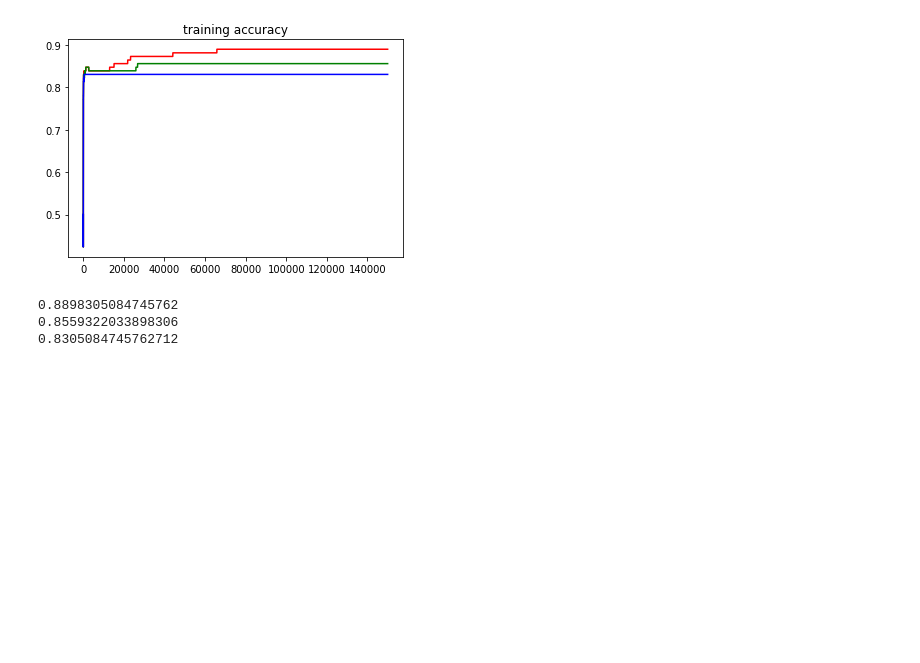
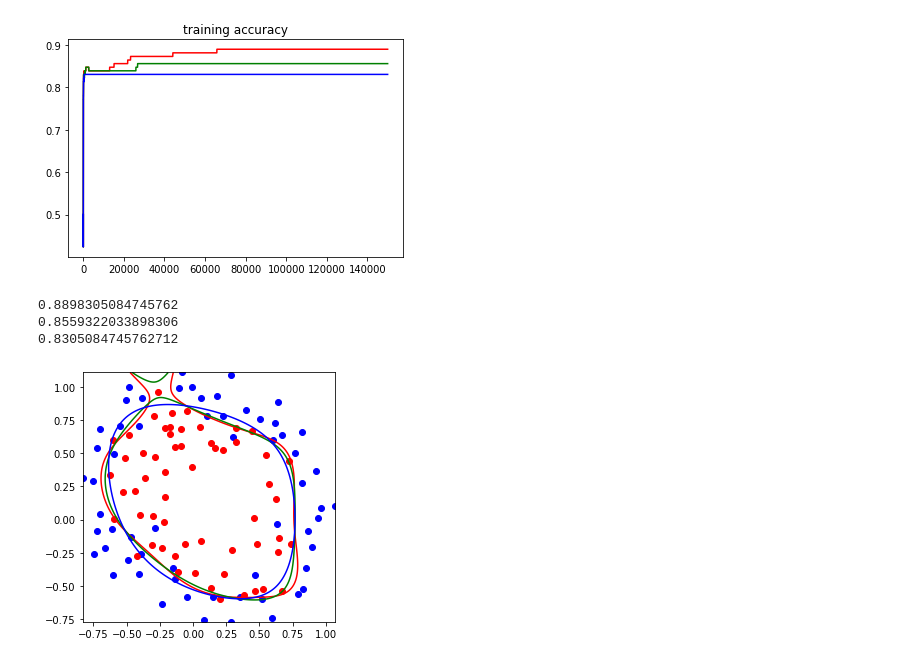
Before and after one commit to ahyen/ML-assignment, a Jupyter notebook: Assignment07.ipynb, the cells around one changed output. Cells and saved outputs as stored; diff of their text form; code cells hidden in the pictures; blank space fills up the shorter version.

Commit message:
Plot the optimal classifier with varying regularization parameters superimposed on the training data

```diff
--- a/Assignment07.ipynb
+++ b/Assignment07.ipynb
@@ -128,3 +128,30 @@ print(lambda3_accuracy_list[-1])
 0.8898305084745762
 0.8559322033898306
 0.8305084745762712
+# %%
+plt.figure()
+
+grid_size = 500
+A, B = np.meshgrid(np.linspace(data[:, 0].min(), data[:, 0].max(), grid_size), np.linspace(data[:, 1].min(), data[:, 1].max(), grid_size))
+AB_list = []
+for i in range(10):
+  for j in range(10):
+    AB_list.append((A**i) * (B**j))
+
+AB_list = np.array(AB_list)
+
+z1 = (lambda1_theta_list.reshape(100,1, 1) * AB_list).sum(axis=0)
+z2 = (lambda2_theta_list.reshape(100,1, 1) * AB_list).sum(axis=0)
+z3 = (lambda3_theta_list.reshape(100,1, 1) * AB_list).sum(axis=0)
+
+plt.contour(A, B, z1, 0, colors = 'red')
+plt.contour(A, B, z2, 0, colors = 'green')
+plt.contour(A, B, z3, 0, colors = 'blue')
+
+plt.scatter(pointX0, pointY0, c='b')
+plt.scatter(pointX1, pointY1, c='r')
+plt.tight_layout()
+plt.gca().set_aspect('equal', adjustable='box')
+plt.show()
+# %% [output]
+[figure, added]
```
